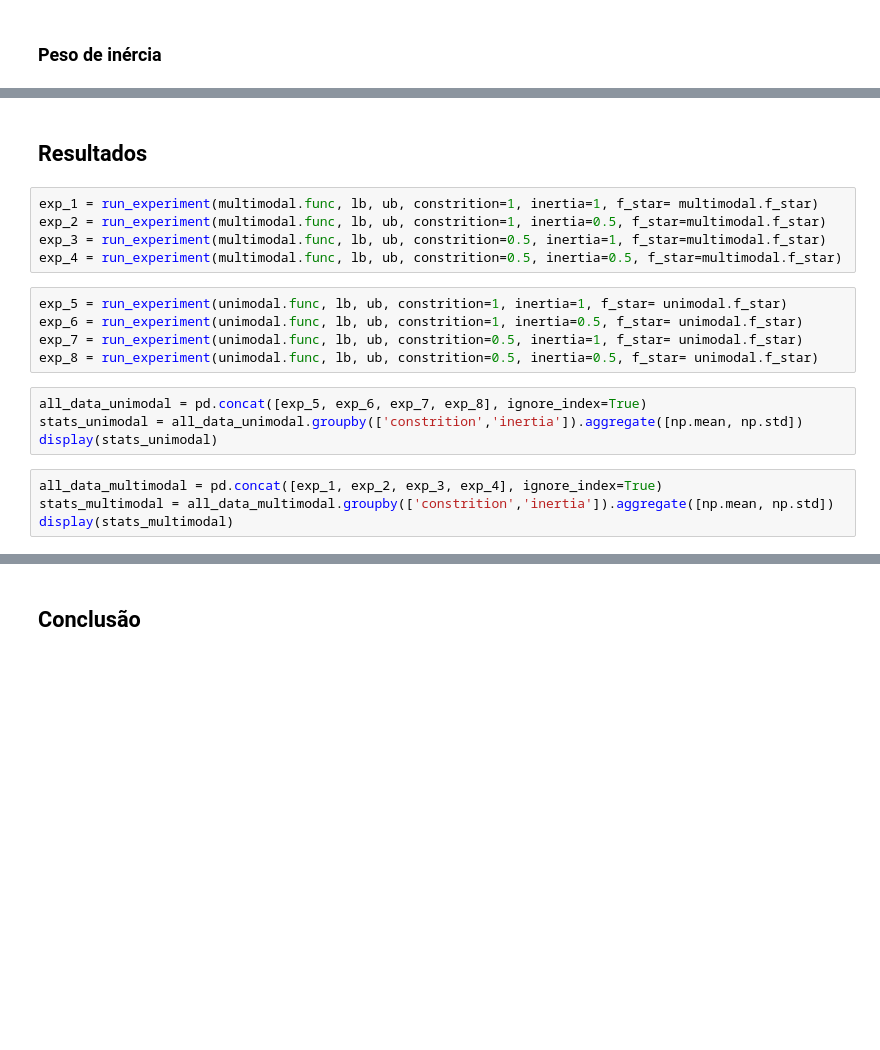
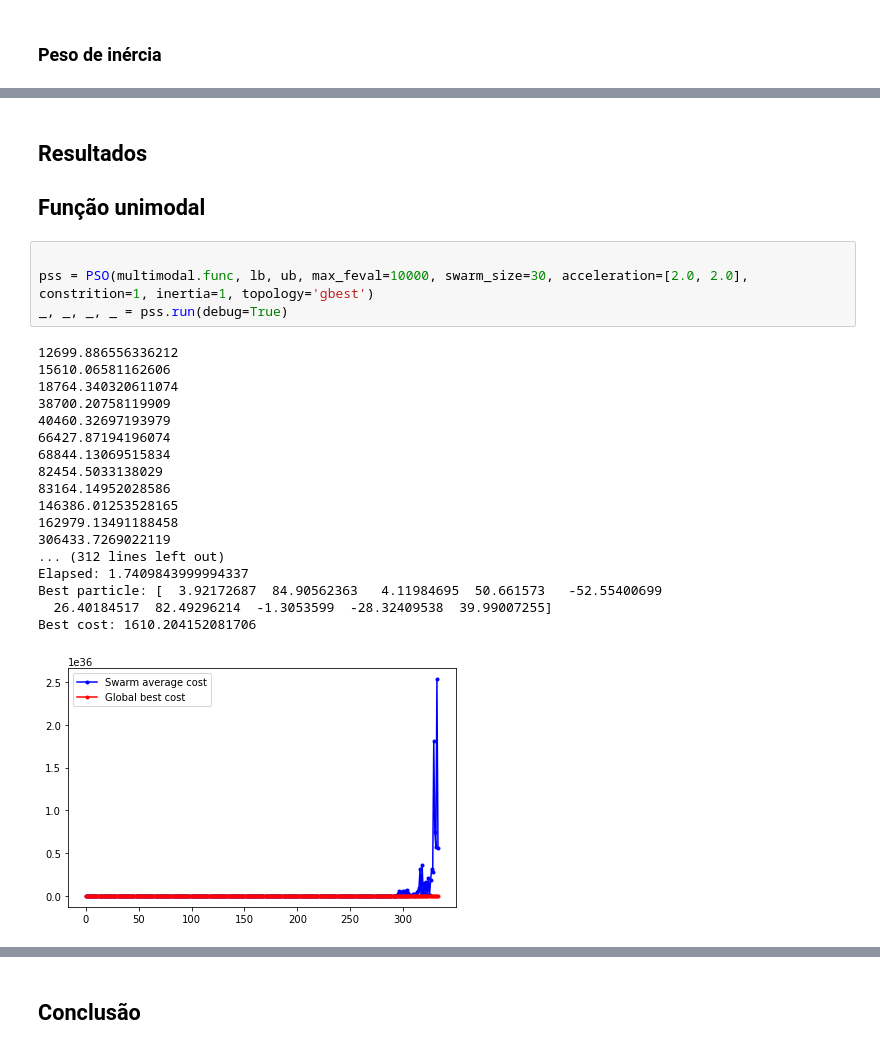
Before and after one commit to vicrsp/ce-ppgee, a Jupyter notebook: src/notebooks/tp2_pso.ipynb, the cells around one changed output, grey strips where cells are left out. Drawn from its saved outputs; the diff is of its cells as text; blank space fills up the shorter version.

```diff
--- a/src/notebooks/tp2_pso.ipynb
+++ b/src/notebooks/tp2_pso.ipynb
@@ -358,20 +567,26 @@ generate_experiment_statistics([value[0] for value in results_multimodal_inertia
 # %% [markdown]
 ## Resultados
+## Função unimodal
-# %%
-exp_1 = run_experiment(multimodal.func, lb, ub, constrition=1, inertia=1, f_star= multimodal.f_star)
-exp_2 = run_experiment(multimodal.func, lb, ub, constrition=1, inertia=0.5, f_star=multimodal.f_star)
-exp_3 = run_experiment(multimodal.func, lb, ub, constrition=0.5, inertia=1, f_star=multimodal.f_star)
-exp_4 = run_experiment(multimodal.func, lb, ub, constrition=0.5, inertia=0.5, f_star=multimodal.f_star)
-# %%
-exp_5 = run_experiment(unimodal.func, lb, ub, constrition=1, inertia=1, f_star= unimodal.f_star)
-exp_6 = run_experiment(unimodal.func, lb, ub, constrition=1, inertia=0.5, f_star= unimodal.f_star)
-exp_7 = run_experiment(unimodal.func, lb, ub, constrition=0.5, inertia=1, f_star= unimodal.f_star)
-exp_8 = run_experiment(unimodal.func, lb, ub, constrition=0.5, inertia=0.5, f_star= unimodal.f_star)
-# %%
-all_data_unimodal = pd.concat([exp_5, exp_6, exp_7, exp_8], ignore_index=True)
-stats_unimodal = all_data_unimodal.groupby(['constrition','inertia']).aggregate([np.mean, np.std])
-display(stats_unimodal)
-# %%
-all_data_multimodal = pd.concat([exp_1, exp_2, exp_3, exp_4], ignore_index=True)
-stats_multimodal = all_data_multimodal.groupby(['constrition','inertia']).aggregate([np.mean, np.std])
-display(stats_multimodal)
+# %%
+
+pss = PSO(multimodal.func, lb, ub, max_feval=10000, swarm_size=30, acceleration=[2.0, 2.0], constrition=1, inertia=1, topology='gbest')
+_, _, _, _ = pss.run(debug=True)
+# %% [output]
+12699.886556336212
+15610.06581162606
+18764.340320611074
+38700.20758119909
+40460.32697193979
+66427.87194196074
+68844.13069515834
+82454.5033138029
+83164.14952028586
+146386.01253528165
+162979.13491188458
+306433.7269022119
+... (312 lines left out)
+Elapsed: 1.7409843999994337
+Best particle: [  3.92172687  84.90562363   4.11984695  50.661573   -52.55400699
+  26.40184517  82.49296214  -1.3053599  -28.32409538  39.99007255]
+Best cost: 1610.204152081706
+[figure, added]
```
Also changed, not shown: parts of 21 cells of this notebook.
